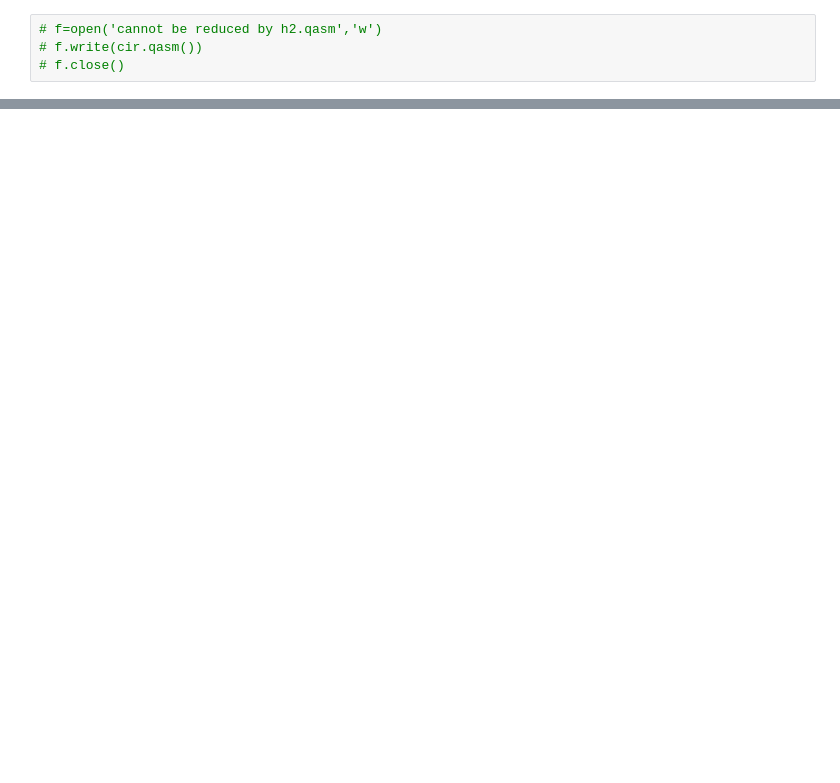
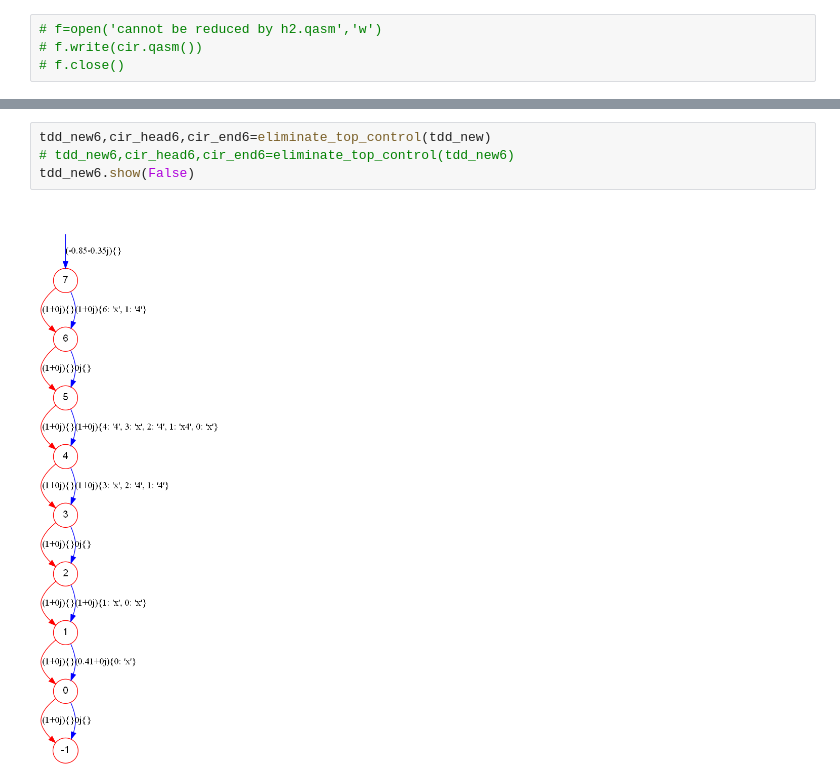
Before and after one commit to Veriqc/LimTDD, a Jupyter notebook: Test_Syn.ipynb, the cells around one changed output, grey strips where cells are left out. Drawn from its saved outputs; the diff is of its cells as text; blank space fills up the shorter version.

```diff
--- a/Test_Syn.ipynb
+++ b/Test_Syn.ipynb
@@ -387,0 +466,6 @@ tdd_new3.show(False)
+# %%
+tdd_new6,cir_head6,cir_end6=eliminate_top_control(tdd_new)
+# tdd_new6,cir_head6,cir_end6=eliminate_top_control(tdd_new6)
+tdd_new6.show(False)
+# %% [output]
+[figure, added]
```
Also changed, not shown: parts of 12 cells of this notebook, 3 other files.
